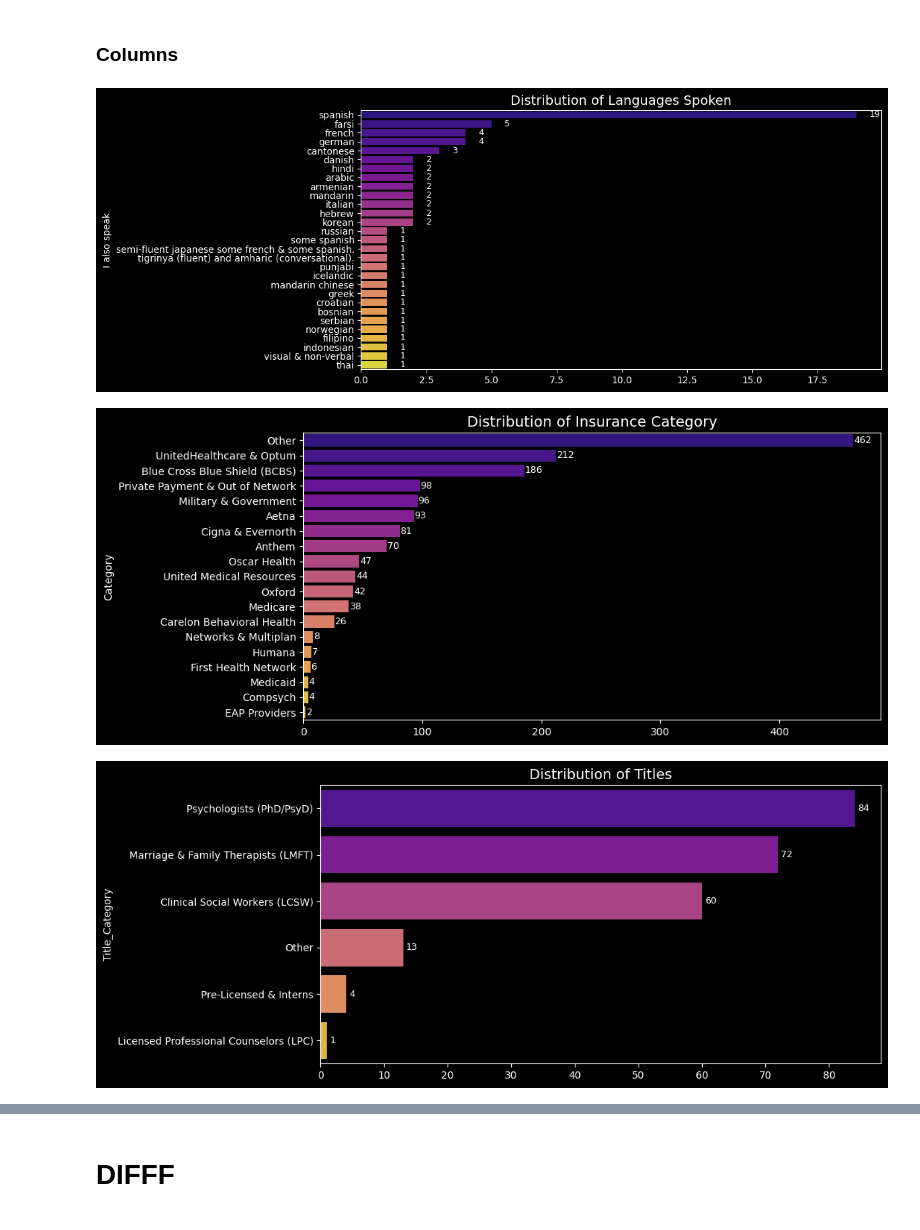
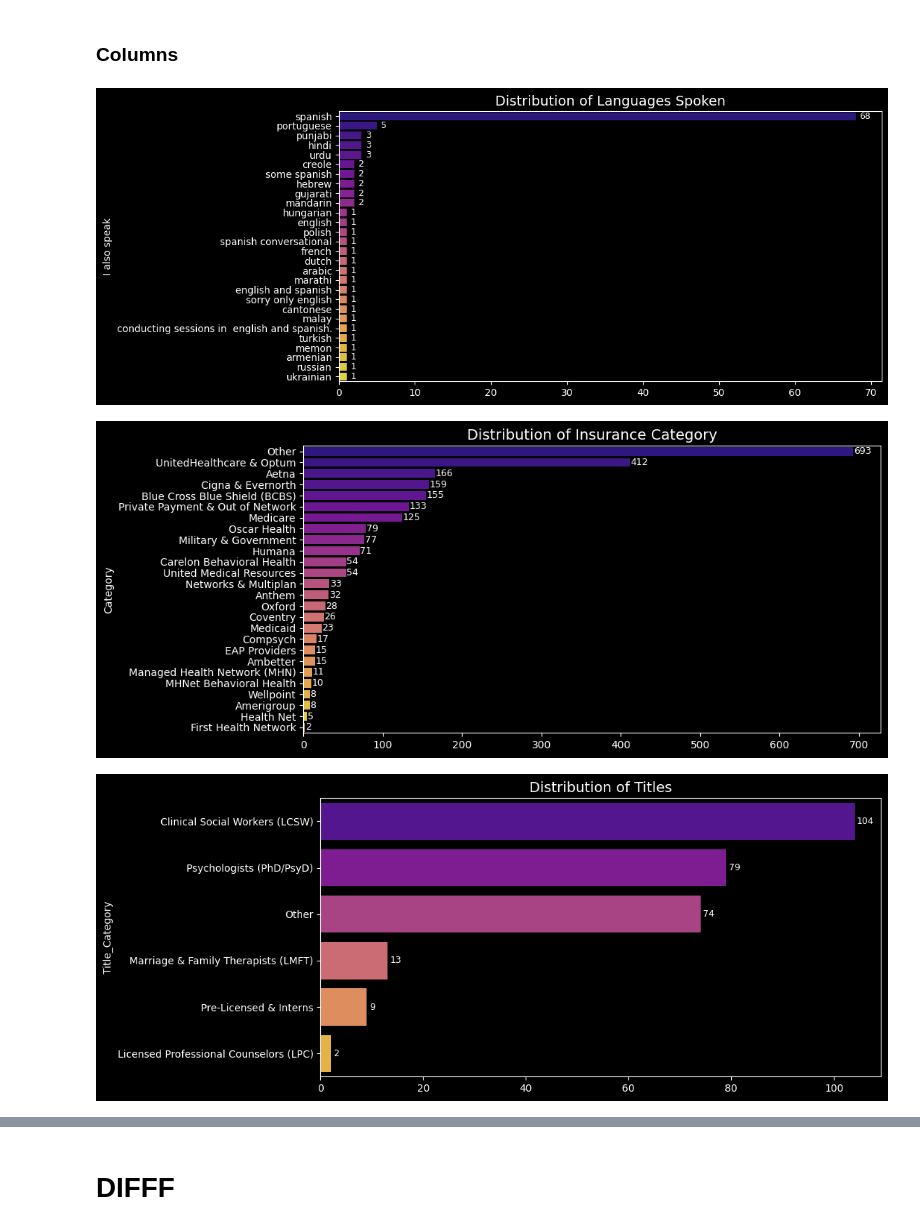
Before and after one commit to pallavmarch/Psychologytoday-therapist-analysis, a Jupyter notebook: PsychologyToday_Dementia_analysis.ipynb, the cells around one changed output, grey strips where cells are left out. Saved outputs shown, nothing was run; the diff lists cells and outputs as text; code cells hidden in the pictures.

```diff
--- a/PsychologyToday_Dementia_analysis.ipynb
+++ b/PsychologyToday_Dementia_analysis.ipynb
@@ -16,7 +16,7 @@ import pgeocode
 
 
 ##### Texas | California | Florida | New York
-selected_state = "California"
+selected_state = "Florida"
 # %% [output]
 Requirement already satisfied: xlsxwriter in /usr/local/lib/python3.11/dist-packages (3.2.2)
 Requirement already satisfied: pgeocode in /usr/local/lib/python3.11/dist-packages (0.5.0)
@@ -728,7 +882,9 @@ state_city_groups = {
 # %%
 ###############################  Language  ###############################
 phrases_to_remove = [
-    "se habla espaã±ol | ", "conversational ", "in spanish and urdu | "
+    "se habla espaã±ol | ", "conversational ", "in spanish and urdu | ",
+    "conducting sessions in  english and ", "english and ", "some ",
+    " conversational", "sorry only "
 ]
 pattern = '|'.join(map(re.escape, phrases_to_remove))
 
@@ -838,33 +994,33 @@ Dementia[cols_to_clean] = (
 )
 
 
 aggregated_stats = Dementia[cols_to_clean].agg(
     ['mean', 'median', 'min', 'max', 'std', 'count', 'nunique', lambda x: x.isnull().sum()])
 
 aggregated_stats = aggregated_stats.applymap(lambda x: int(x) if not pd.isna(x) else x).T
 
 for col in cols_to_clean + ['Graduation Year']:
     plot_count_distribution(Dementia, col, f'{col} distribution')
 
 
 ############################### Excel file download  ################################
 
 with pd.ExcelWriter(final_file, engine='xlsxwriter') as writer:
     language_counts.to_frame("Count").sort_index().to_excel(writer, sheet_name='Languages')
     insurance_mapping_df[['Category', 'Insurance']].value_counts().to_frame("Count").sort_index().to_excel(writer, sheet_name='Insurance')
     Dementia[['Title_Category', 'Title_shorten']].value_counts().to_frame("Count").sort_index().to_excel(writer, sheet_name='Titles')
     Expertise[['Category', 'Expertise']].value_counts().to_frame("Count").sort_index().to_excel(writer, sheet_name='Expertise')
     Top_specialties[['Category', 'Top_specialties']].value_counts().to_frame("Count").sort_index().to_excel(writer, sheet_name='Top Specialties')
     therapy_types[['Category', 'therapy_types']].value_counts().to_frame("Count").sort_index().to_excel(writer, sheet_name='Therapy Types')
     Dementia[['Certificate_Category', 'Certificate_clean']].value_counts().to_frame("Count").sort_index().to_excel(writer, sheet_name='Certifications')
     Dementia[['Region', 'City']].value_counts().to_frame("Count").sort_index().to_excel(writer, sheet_name='Region')
     aggregated_stats.to_excel(writer, sheet_name='Aggregated Stats')
     Dementia.sort_values(by=['Name'], ascending=True).to_excel(writer, sheet_name='Full Data', index=False)
 
 
 
 files.download(final_file)
 # %% [output]
-[figure, old version]
+[figure, new version]
-[figure, old version]
+[figure, new version]
-[figure, old version]
+[figure, new version]
```
Also changed, not shown: parts of 6 cells of this notebook.
